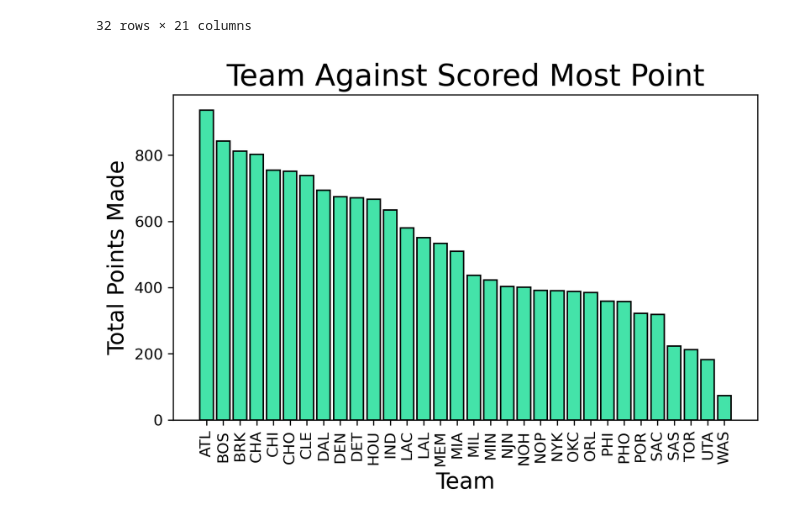
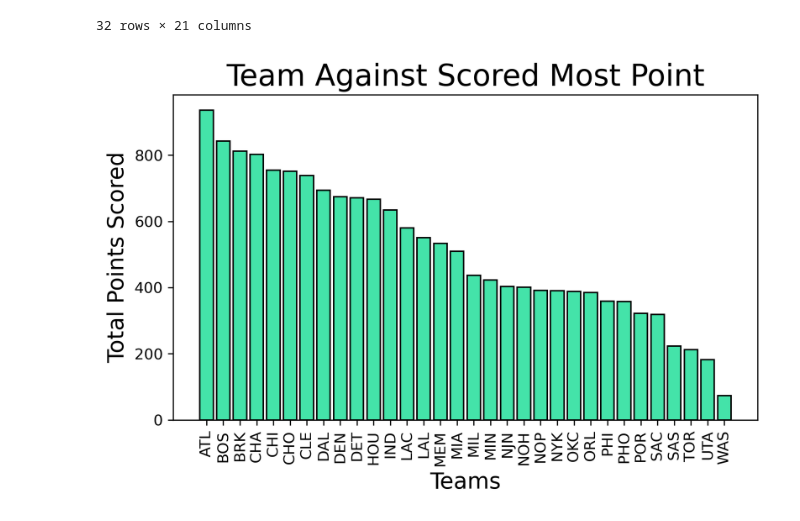
Before and after one commit to abhi10sharma/steph-curry-regular-season-analysis, a Jupyter notebook: Steph Curry regular season analysis.ipynb, the cells around one changed output. Cells and saved outputs as stored; diff of their text form; code cells hidden in the pictures.

```diff
--- a/Steph Curry regular season analysis.ipynb
+++ b/Steph Curry regular season analysis.ipynb
@@ -236,19 +264,19 @@ opp_df
 # %%
 plt.figure(figsize=(7,4), dpi = 300)
 
 team = [Opp for Opp, df in df.groupby(['Opp'])]
 
 plt.bar(team, opp_df['PTS'], color = '#44e3a9', edgecolor = 'Black')
 
 plt.title('Team Against Scored Most Point', fontsize = 20)
 
 plt.xticks(team, rotation = 'vertical')
 
 
-plt.xlabel('Team', fontsize = 15)
-plt.ylabel('Total Points Made', fontsize = 15)
+plt.xlabel('Teams', fontsize = 15)
+plt.ylabel('Total Points Scored', fontsize = 15)
 
 plt.savefig('team_wise_comparison.png')
 plt.show()
 # %% [output]
-[figure, old version]
+[figure, new version]
```
Also changed, not shown: parts of 7 cells of this notebook.
